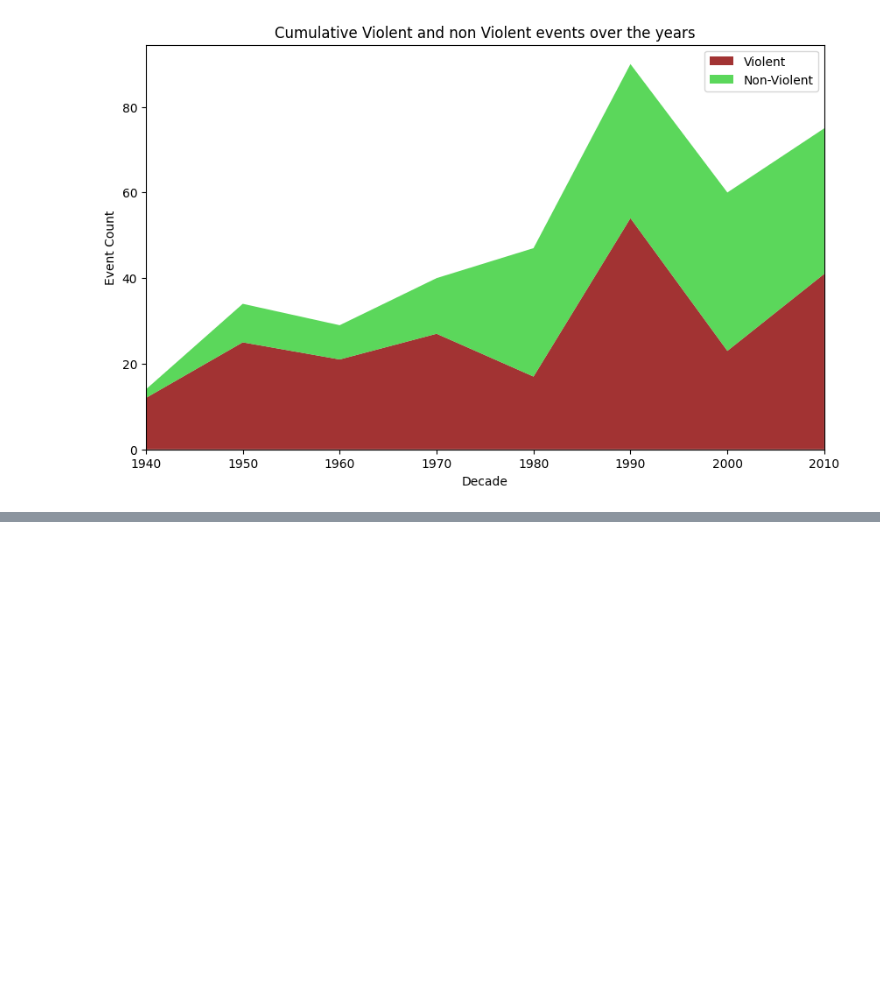
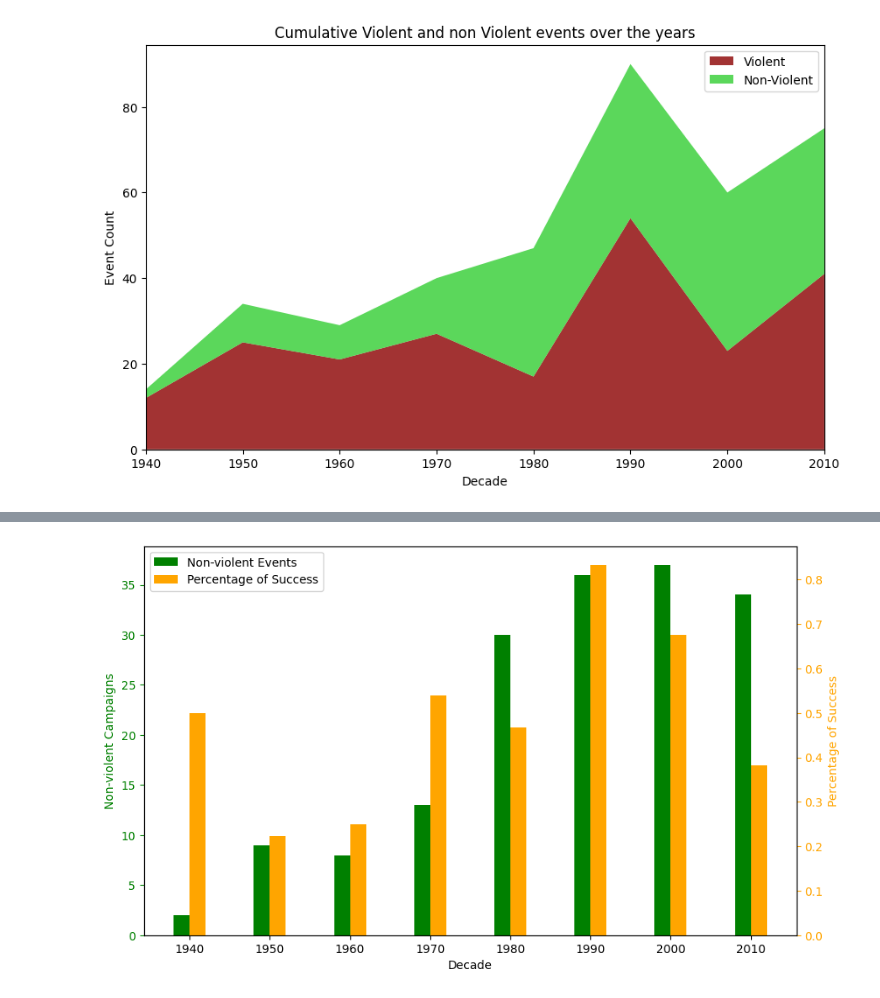
Before and after one commit to Mike-gag/WhyCivilResistanceWorks, a Jupyter notebook: WhyCivilResistanceWorks_gaganis_8200234.ipynb, the cells around one changed output, grey strips where cells are left out. Drawn from its saved outputs; the diff is of its cells as text; code cells hidden in the pictures; blank space fills up the shorter version.

Commit message:
add 2nd graph

```diff
--- a/WhyCivilResistanceWorks_gaganis_8200234.ipynb
+++ b/WhyCivilResistanceWorks_gaganis_8200234.ipynb
@@ -162,0 +167,5 @@ plt.show()
+# %%
+successful_nonviolent_data = rounded_down_data[(rounded_down_data['Not Violent'] == 1) & (navco_data['SUCCESS'] == 1)]
+decade_counts = successful_nonviolent_data.groupby('Year')['ID'].count().reset_index()
+decade_counts.columns = ['Year', 'Successful Events']
+decade_counts
@@ -162,0 +184,5 @@ plt.show()
+# %%
+non_violent_data = non_violent_data.reset_index()  # Resetting index to make 'Year' a column
+non_violent_with_success = pd.merge(non_violent_data, decade_counts, on='Year', how='left')
+
+non_violent_with_success
@@ -162,0 +201,3 @@ plt.show()
+# %%
+non_violent_with_success['Percentage of Success'] = non_violent_with_success['Successful Events'] / non_violent_with_success['Not Violent']
+non_violent_with_success
@@ -162,0 +221,22 @@ plt.show()
+# %%
+fig, ax1 = plt.subplots(figsize=(10, 6))
+bar_width = 2
+bar1 = ax1.bar(non_violent_with_success['Year'] - bar_width/2, non_violent_with_success['Not Violent'], bar_width, label='Non-violent Events', color='green')
+#set labels & ticks for 1 axis
+ax1.set_xlabel('Decade')
+ax1.set_ylabel('Non-violent Campaigns', color='green')
+ax1.tick_params('y', colors='green')
+#create 2nd axis
+ax2 = ax1.twinx()
+bar2 = ax2.bar(non_violent_with_success['Year'] + bar_width/2, non_violent_with_success['Percentage of Success'], bar_width, label='Percentage of Success', color='orange')
+#set labels & ticks for 2nd
+ax2.set_ylabel('Percentage of Success', color='orange')
+ax2.tick_params('y', colors='orange')
+#combine legend
+bars = [bar1, bar2]
+labels = [bar.get_label() for bar in bars]
+ax1.legend(bars, labels, loc='upper left')
+
+_ = plt.show()
+# %% [output]
+[figure, added]
```
Also changed, not shown: parts of 8 cells of this notebook.
